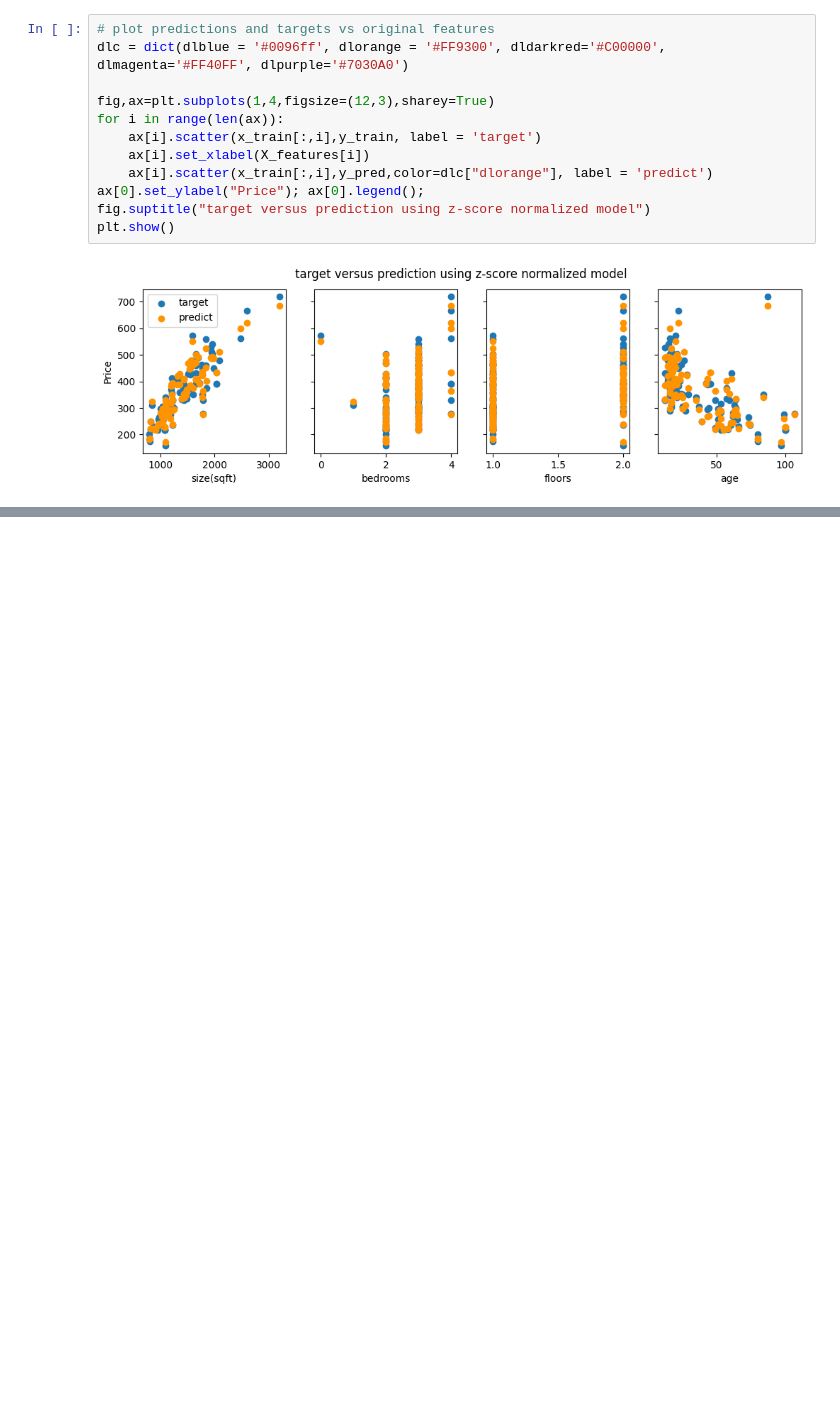
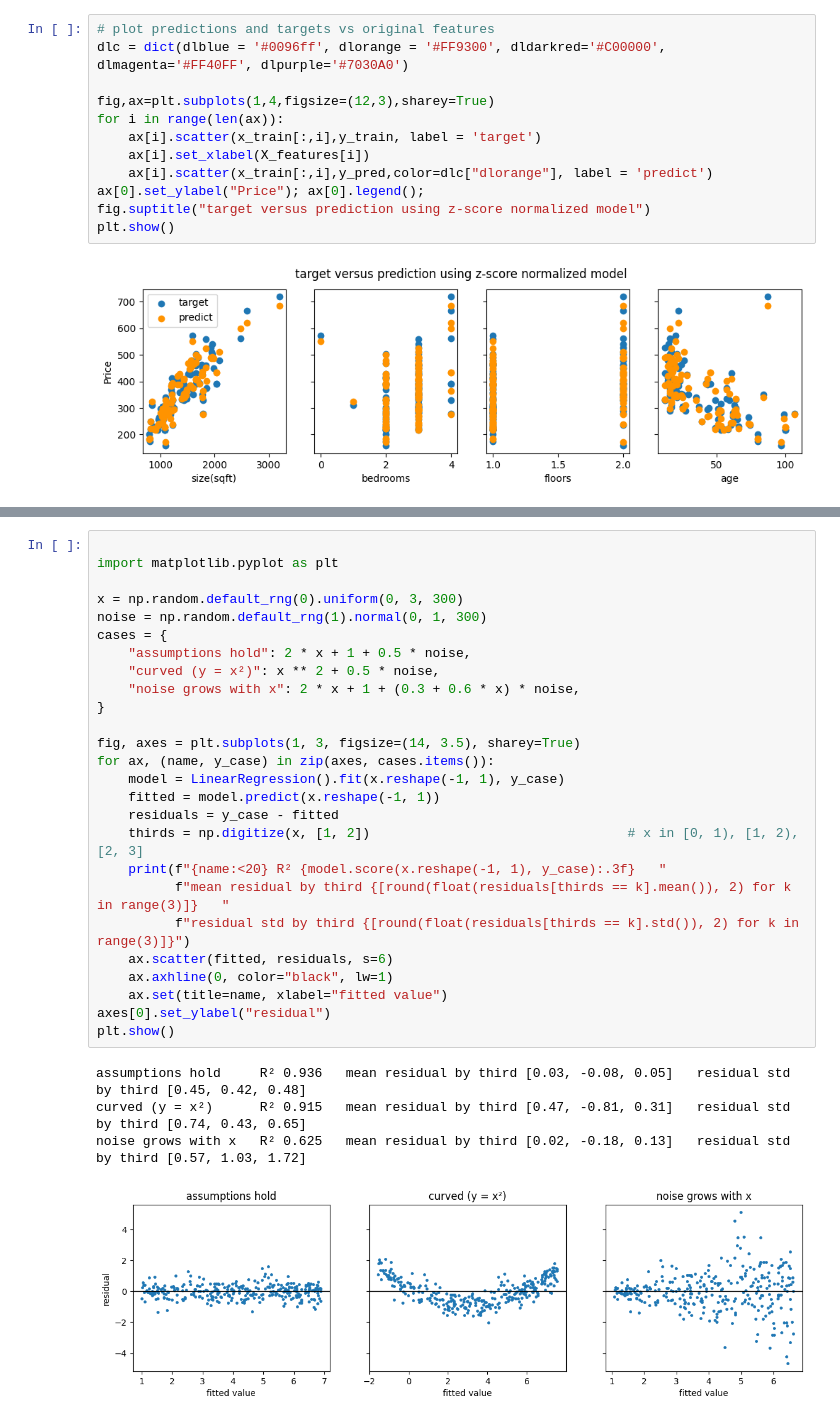
Before and after one commit to vivekdongare81/Machine-learning-workspace, a Jupyter notebook: 01-linear-regression/6-scikit-learn-linear-regg.ipynb, the cells around one changed output, grey strips where cells are left out. Cells and saved outputs as stored; diff of their text form; blank space fills up the shorter version.

```diff
--- a/01-linear-regression/6-scikit-learn-linear-regg.ipynb
+++ b/01-linear-regression/6-scikit-learn-linear-regg.ipynb
@@ -87,0 +157,31 @@ plt.show()
+# %%
+
+import matplotlib.pyplot as plt
+
+x = np.random.default_rng(0).uniform(0, 3, 300)
+noise = np.random.default_rng(1).normal(0, 1, 300)
+cases = {
+    "assumptions hold": 2 * x + 1 + 0.5 * noise,
+    "curved (y = x²)": x ** 2 + 0.5 * noise,
+    "noise grows with x": 2 * x + 1 + (0.3 + 0.6 * x) * noise,
+}
+
+fig, axes = plt.subplots(1, 3, figsize=(14, 3.5), sharey=True)
+for ax, (name, y_case) in zip(axes, cases.items()):
+    model = LinearRegression().fit(x.reshape(-1, 1), y_case)
+    fitted = model.predict(x.reshape(-1, 1))
+    residuals = y_case - fitted
+    thirds = np.digitize(x, [1, 2])                                 # x in [0, 1), [1, 2), [2, 3]
+    print(f"{name:<20} R² {model.score(x.reshape(-1, 1), y_case):.3f}   "
+          f"mean residual by third {[round(float(residuals[thirds == k].mean()), 2) for k in range(3)]}   "
+          f"residual std by third {[round(float(residuals[thirds == k].std()), 2) for k in range(3)]}")
+    ax.scatter(fitted, residuals, s=6)
+    ax.axhline(0, color="black", lw=1)
+    ax.set(title=name, xlabel="fitted value")
+axes[0].set_ylabel("residual")
+plt.show()
+# %% [output]
+assumptions hold     R² 0.936   mean residual by third [0.03, -0.08, 0.05]   residual std by third [0.45, 0.42, 0.48]
+curved (y = x²)      R² 0.915   mean residual by third [0.47, -0.81, 0.31]   residual std by third [0.74, 0.43, 0.65]
+noise grows with x   R² 0.625   mean residual by third [0.02, -0.18, 0.13]   residual std by third [0.57, 1.03, 1.72]
+[figure, added]
```
Also changed, not shown: parts of 7 cells of this notebook, 9 other files.
